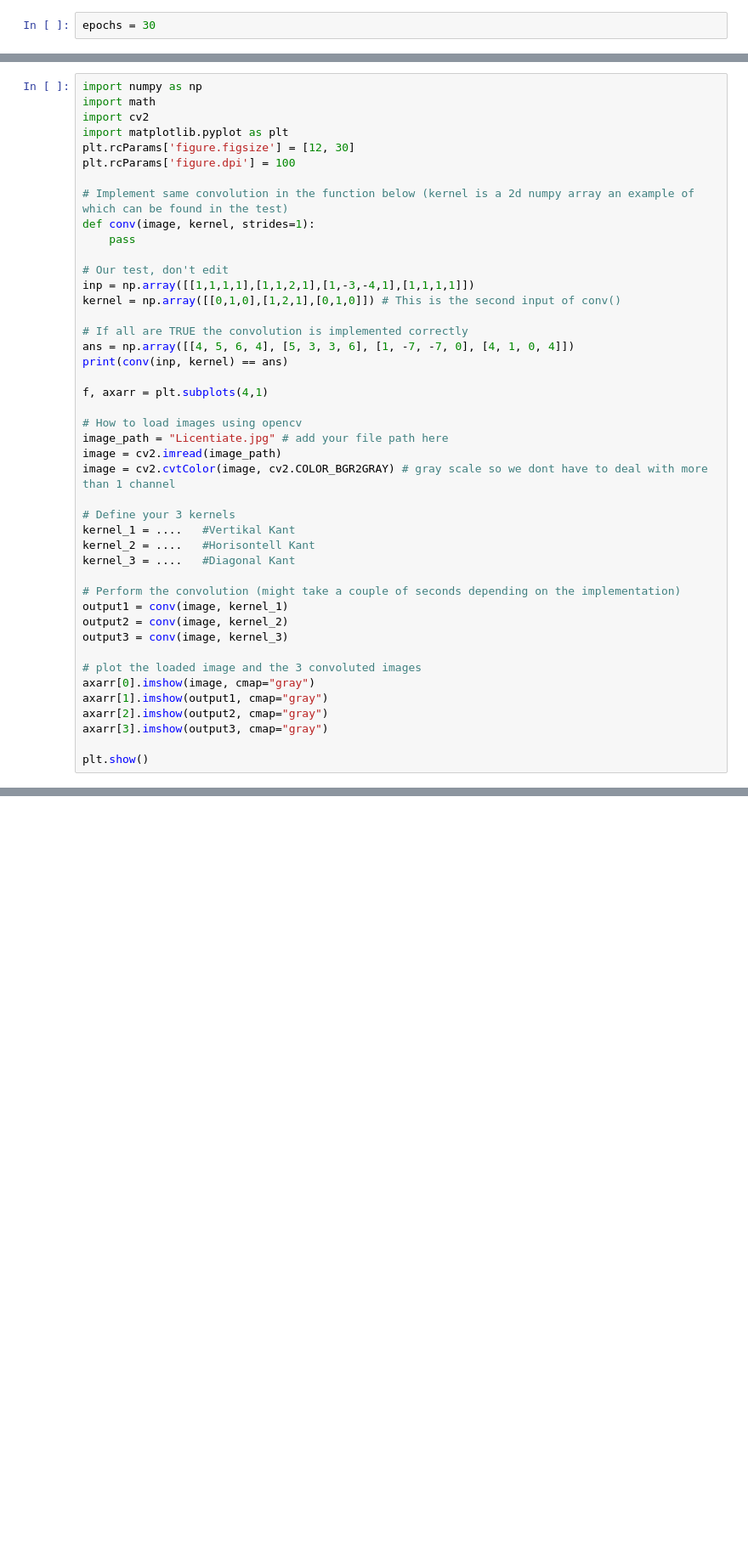
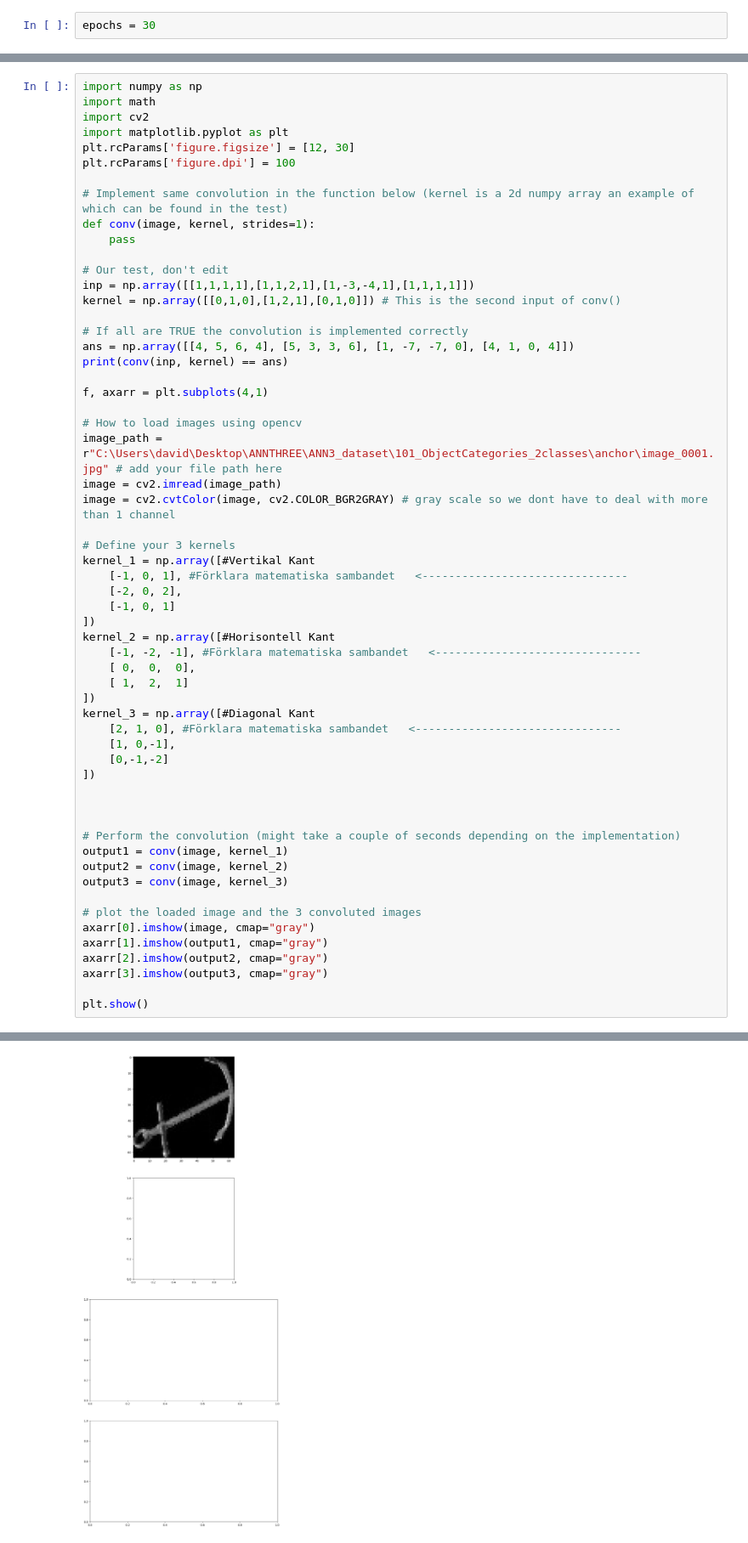
Before and after one commit to Davalav/Computer-Vision, a Jupyter notebook: ANN-Exercise-3.ipynb, the cells around one changed output, grey strips where cells are left out. Shown at 85% size. Saved outputs shown, nothing was run; the diff lists cells and outputs as text; blank space fills up the shorter version.

Commit message:
Array problem occure

```diff
--- a/ANN-Exercise-3.ipynb
+++ b/ANN-Exercise-3.ipynb
@@ -148,14 +148,28 @@ print(conv(inp, kernel) == ans)
 f, axarr = plt.subplots(4,1)
 
 # How to load images using opencv
-image_path = "Licentiate.jpg" # add your file path here
+image_path = r"C:\Users\david\Desktop\ANNTHREE\ANN3_dataset\101_ObjectCategories_2classes\anchor\image_0001.jpg" # add your file path here
 image = cv2.imread(image_path)
 image = cv2.cvtColor(image, cv2.COLOR_BGR2GRAY) # gray scale so we dont have to deal with more than 1 channel
 
 # Define your 3 kernels
-kernel_1 = ....   #Vertikal Kant
-kernel_2 = ....   #Horisontell Kant
-kernel_3 = ....   #Diagonal Kant
+kernel_1 = np.array([#Vertikal Kant
+    [-1, 0, 1], #Förklara matematiska sambandet   <-------------------------------
+    [-2, 0, 2],
+    [-1, 0, 1]
+])
+kernel_2 = np.array([#Horisontell Kant
+    [-1, -2, -1], #Förklara matematiska sambandet   <-------------------------------
+    [ 0,  0,  0],
+    [ 1,  2,  1]
+])
+kernel_3 = np.array([#Diagonal Kant
+    [2, 1, 0], #Förklara matematiska sambandet   <-------------------------------
+    [1, 0,-1],
+    [0,-1,-2]
+])
+
+
 
 # Perform the convolution (might take a couple of seconds depending on the implementation)
 output1 = conv(image, kernel_1)
@@ -174,3 +192,4 @@ SyntaxError: invalid syntax (3684189545.py, line 28)
+[figure, added]
 # %% [markdown]
 # Computer Vision
 Computer vision (CV) is a task within the computer science field that aim is to extract high-level information from static images or video. Such high-level information can be, but is not limited to:
```
Also changed, not shown: parts of 1 cell of this notebook.
